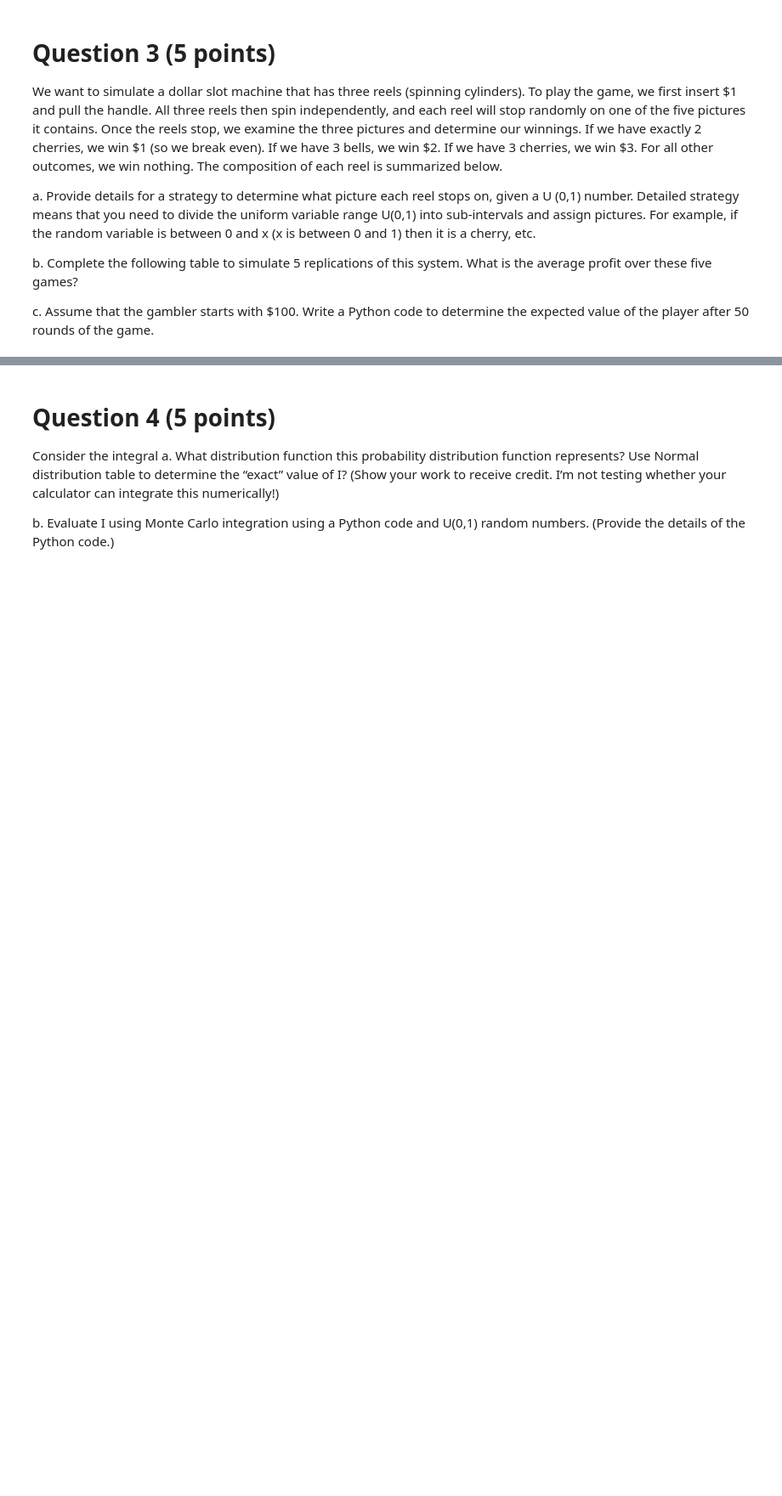
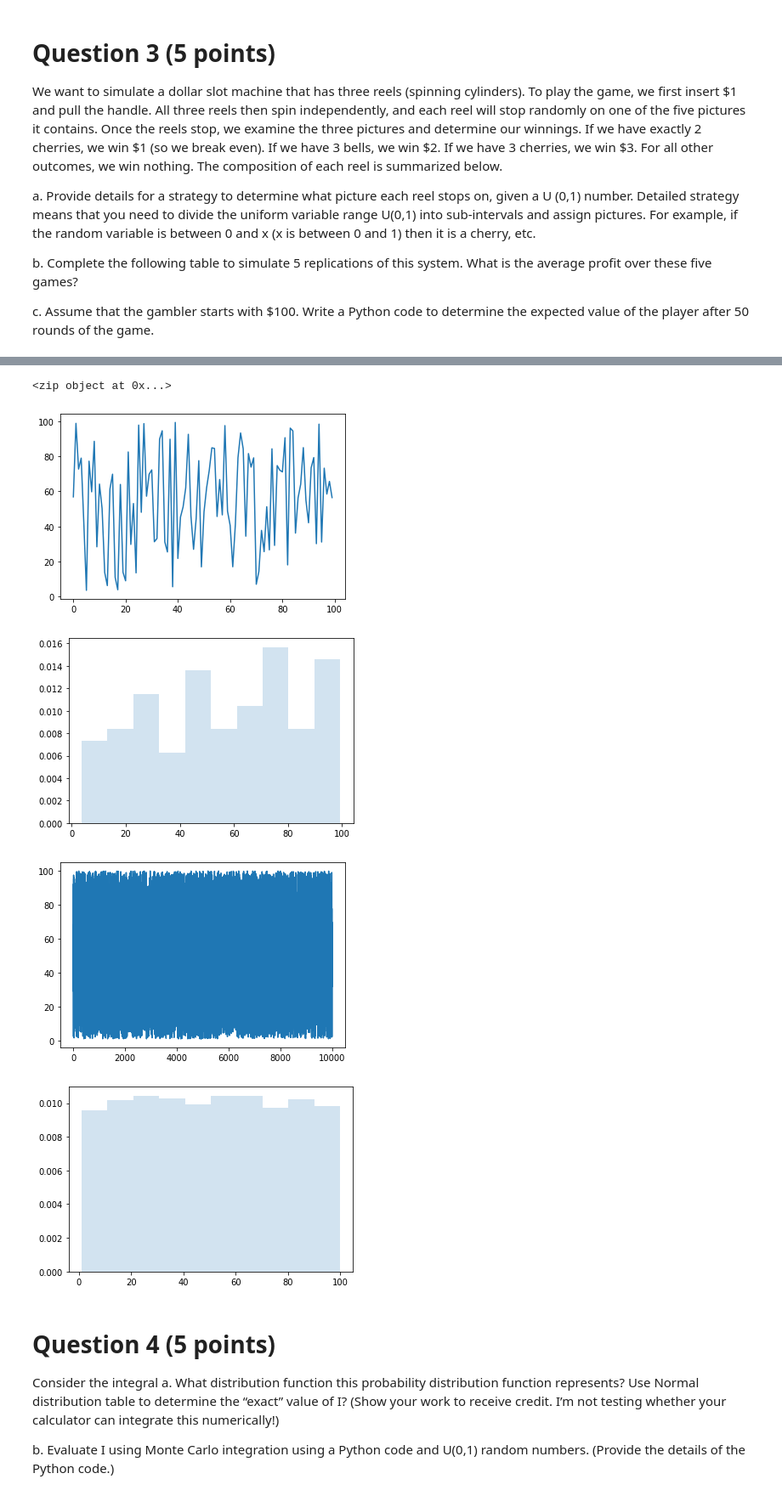
Before and after one commit to twyunting/CSC-632_Intro-to-Simulation-and-Modeling, a Jupyter notebook: exam/Chiu_Exam 1.ipynb, the cells around one changed output, grey strips where cells are left out. Shown at 85% size. Cells and saved outputs as stored; diff of their text form; code cells hidden in the pictures; blank space fills up the shorter version.

```diff
--- a/exam/Chiu_Exam 1.ipynb
+++ b/exam/Chiu_Exam 1.ipynb
@@ -88,3 +147,39 @@ c. Assume that the gambler starts with \$100. Write a Python code to determine t
+# %%
+a = ("John", "Charles", "Mike")
+b = ("Jenny", "Christy", "Monica")
+
+x = zip(a, b)
+print(x)
+# %% [output]
+<zip object at 0x...>
+# %%
+a=1
+b=100
+N=100
+X1=np.random.uniform(a,b,N)
+plt.plot(X1)
+plt.show()
+plt.figure()
+plt.hist(X1, density=True, histtype='stepfilled', alpha=0.2)
+plt.show()
+
+a=1
+b=100
+N=10000
+X2=np.random.uniform(a,b,N)
+
+plt.figure()
+plt.plot(X2)
+plt.show()
+
+plt.figure()
+plt.hist(X2, density=True, histtype='stepfilled', alpha=0.2)
+plt.show()
+# %% [output]
+[figure, added]
+[figure, added]
+[figure, added]
+[figure, added]
 # %% [markdown]
 # Question 4 (5 points)
 Consider the integral
```
Also changed, not shown: parts of 12 cells of this notebook.
